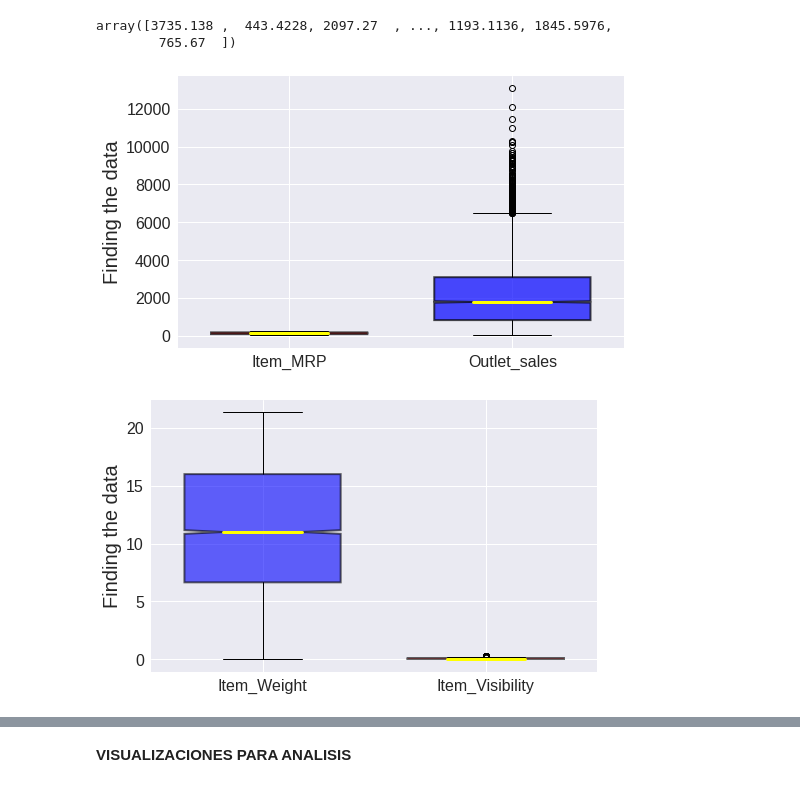
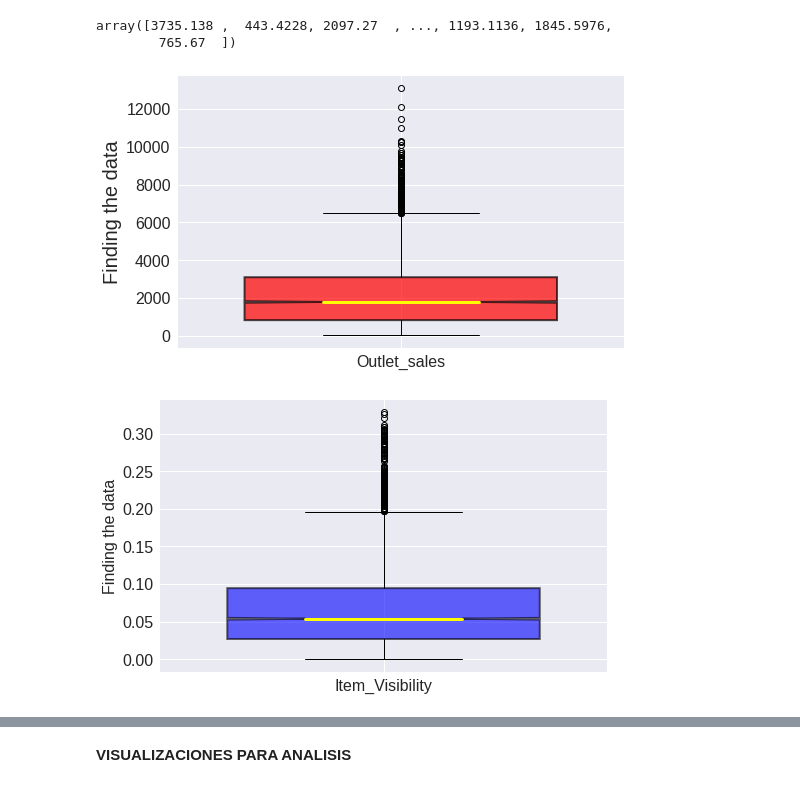
Before and after one commit to Angelica2929/sales_prediction, a Jupyter notebook: Prediccion_Ventas.ipynb, the cells around one changed output, grey strips where cells are left out. Saved outputs shown, nothing was run; the diff lists cells and outputs as text; code cells hidden in the pictures.

```diff
--- a/Prediccion_Ventas.ipynb
+++ b/Prediccion_Ventas.ipynb
@@ -268,12 +268,12 @@ ventas_tienda # sacar arreglos
 array([3735.138 ,  443.4228, 2097.27  , ..., 1193.1136, 1845.5976,
         765.67  ])
 # %%
-MRP = df['Item_MRP'].values #sacar en una variable la info de mi DF
-Outlet_sales = df['Item_Outlet_Sales'].values
+#MRP = df['Item_MRP'].values
+Outlet_sales = df['Item_Outlet_Sales'].values #sacar en una variable la info de mi DF
 fig, axes = plt.subplots(nrows = 1, ncols = 1, figsize = (8,5))
-boxplots = axes.boxplot([MRP, Outlet_sales],
+boxplots = axes.boxplot([Outlet_sales],
            notch = True,
-           labels=['Item_MRP', 'Outlet_sales'],
+           labels=['Outlet_sales'],
            widths = .7,
            patch_artist=True,
            medianprops = dict(linestyle='-', linewidth=3, color='Yellow'),
@@ -287,28 +287,27 @@ plt.ylabel('Finding the data', fontsize = 20);
 plt.xticks(fontsize = 16);
 plt.yticks(fontsize = 16);
 # %% [output]
-[figure, old version]
+[figure, new version]
 # %%
-Weight = df['Item_Weight'].values #sacar en una variable la info de mi DF
-Visibility = df['Item_Visibility'].values
+Visibility = df['Item_Visibility'].values #sacar en una variable la info de mi DF
 fig, axes = plt.subplots(nrows = 1, ncols = 1, figsize = (8,5))
-boxplots = axes.boxplot([Weight, Visibility],
+boxplots = axes.boxplot([Visibility],
            notch = True,
-           labels=['Item_Weight', 'Item_Visibility'],
+           labels=['Item_Visibility'],
            widths = .7,
            patch_artist=True,
            medianprops = dict(linestyle='-', linewidth=3, color='Yellow'),
            boxprops = dict(linestyle='--', linewidth=2, color='Black', facecolor = 'blue', alpha = .6)
           );
 # The more you understand any library, the more you can do
-boxplot1 = boxplots['boxes'][1]
+#boxplot1 = boxplots['boxes'][1]
 boxplot1.set_facecolor('red')
-plt.xlabel('', fontsize = 20);
-plt.ylabel('Finding the data', fontsize = 20);
+plt.xlabel('', fontsize = 16);
+plt.ylabel('Finding the data', fontsize = 16);
 plt.xticks(fontsize = 16);
 plt.yticks(fontsize = 16);
 # %% [output]
-[figure, old version]
+[figure, new version]
 # %%
 corr = df.corr()
 sns.heatmap(corr, cmap = 'Oranges', annot= True)
```
Also changed, not shown: parts of 9 cells of this notebook.
